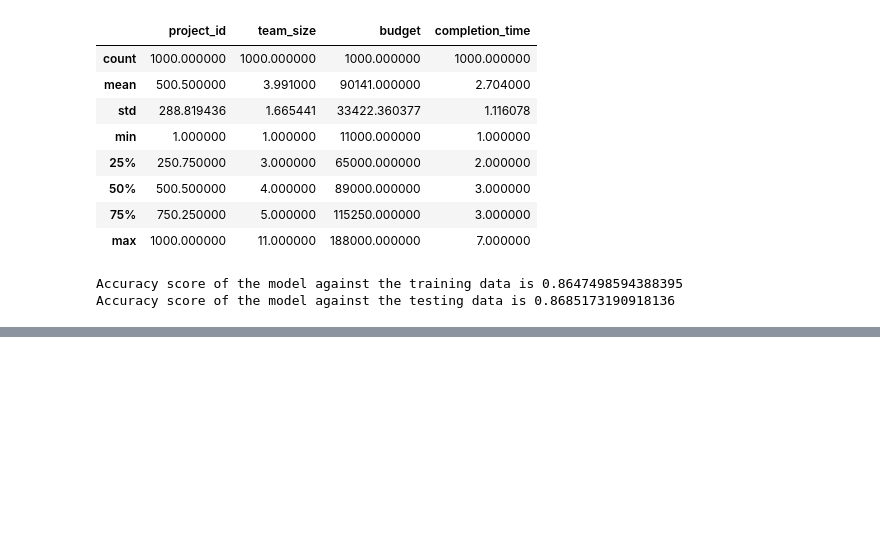
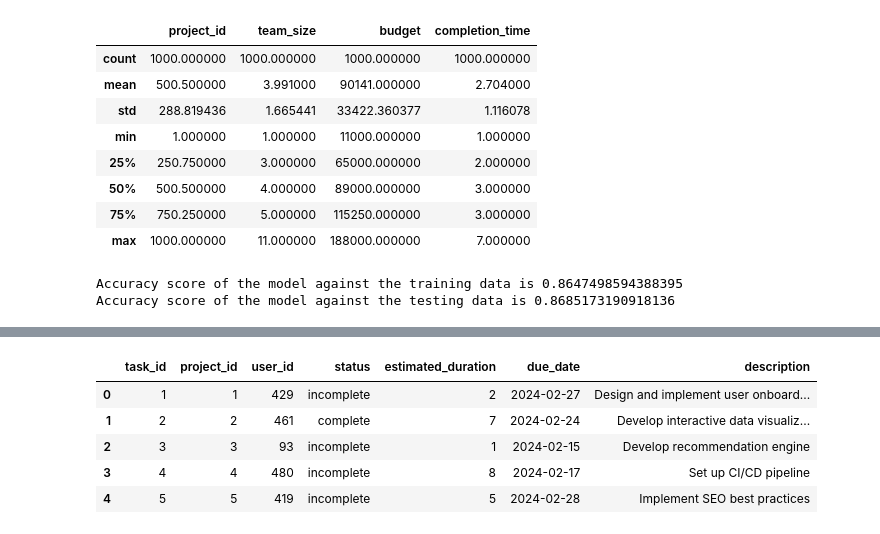
Before and after one commit to fnnelson/CapstoneProject, a Jupyter notebook: machine_learning/linear_regression.ipynb, the cells around one changed output, grey strips where cells are left out. Cells and saved outputs as stored; diff of their text form; code cells hidden in the pictures; blank space fills up the shorter version.

```diff
--- a/machine_learning/linear_regression.ipynb
+++ b/machine_learning/linear_regression.ipynb
@@ -59,0 +81,9 @@ pickle.dump(model, open('model.pkl','wb'))
+# %%
+tasks.head()
+# %% [output]
+|  | task_id | project_id | user_id | status | estimated_duration | due_date | description |
+| 0 | 1 | 1 | 429 | incomplete | 2 | 2024-02-27 | Design and implement user onboard... |
+| 1 | 2 | 2 | 461 | complete | 7 | 2024-02-24 | Develop interactive data visualiz... |
+| 2 | 3 | 3 | 93 | incomplete | 1 | 2024-02-15 | Develop recommendation engine |
+| 3 | 4 | 4 | 480 | incomplete | 8 | 2024-02-17 | Set up CI/CD pipeline |
+| 4 | 5 | 5 | 419 | incomplete | 5 | 2024-02-28 | Implement SEO best practices |
```
Also changed, not shown: parts of 7 cells of this notebook.
